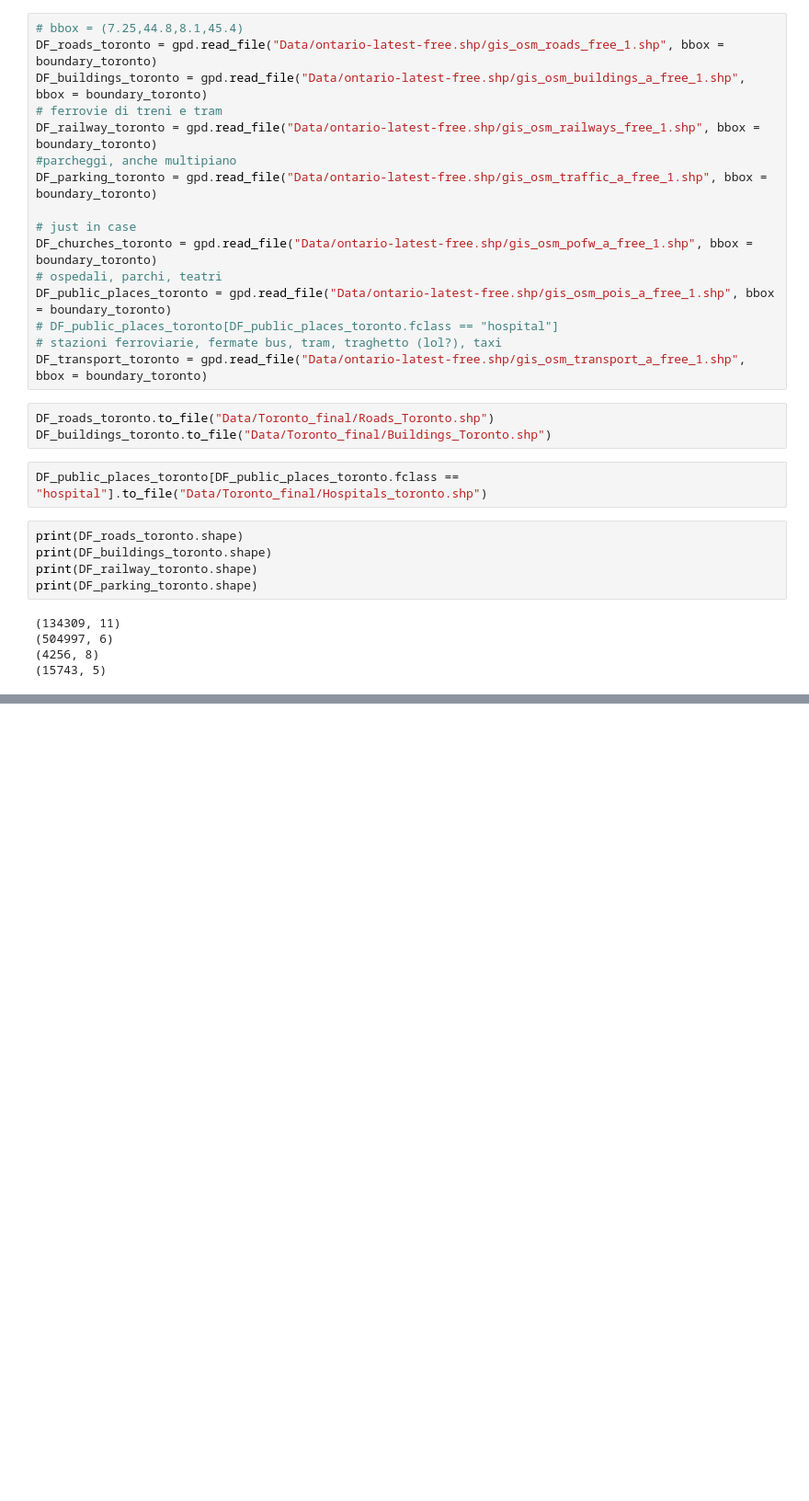
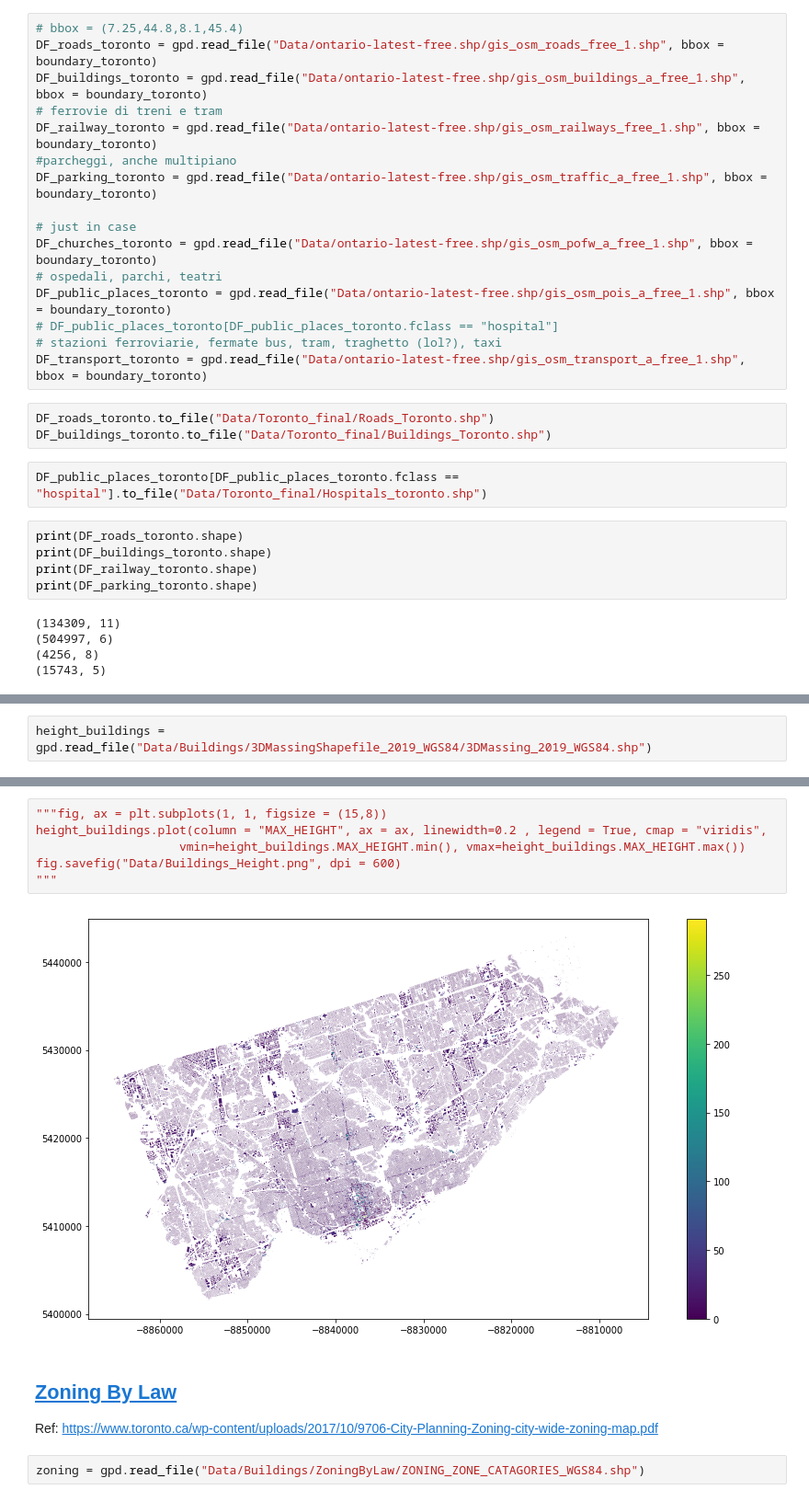
Before and after one commit to MachineLearningJournalClub/GAMELEON, a Jupyter notebook: GIS_Data_Toronto.ipynb, the cells around one changed output, grey strips where cells are left out. Shown at 92% size. Cells and saved outputs as stored; diff of their text form; blank space fills up the shorter version.

Commit message:
Adding Zoning By Laws

```diff
--- a/GIS_Data_Toronto.ipynb
+++ b/GIS_Data_Toronto.ipynb
@@ -131,0 +136,2 @@ fig.savefig("Data/Toronto_Net.png", dpi = 1200)
+# %%
+height_buildings = gpd.read_file("Data/Buildings/3DMassingShapefile_2019_WGS84/3DMassing_2019_WGS84.shp")
@@ -131,0 +147,14 @@ fig.savefig("Data/Toronto_Net.png", dpi = 1200)
+# %%
+"""fig, ax = plt.subplots(1, 1, figsize = (15,8))
+height_buildings.plot(column = "MAX_HEIGHT", ax = ax, linewidth=0.2 , legend = True, cmap = "viridis",
+                    vmin=height_buildings.MAX_HEIGHT.min(), vmax=height_buildings.MAX_HEIGHT.max())
+fig.savefig("Data/Buildings_Height.png", dpi = 600)
+"""
+# %% [output]
+[figure, added]
+# %% [markdown]
+## [Zoning By Law](https://ckan0.cf.opendata.inter.prod-toronto.ca/dataset/zoning-by-law)
+
+Ref: https://www.toronto.ca/wp-content/uploads/2017/10/9706-City-Planning-Zoning-city-wide-zoning-map.pdf
+# %%
+zoning = gpd.read_file("Data/Buildings/ZoningByLaw/ZONING_ZONE_CATAGORIES_WGS84.shp")
```
Also changed, not shown: parts of 9 cells of this notebook.
